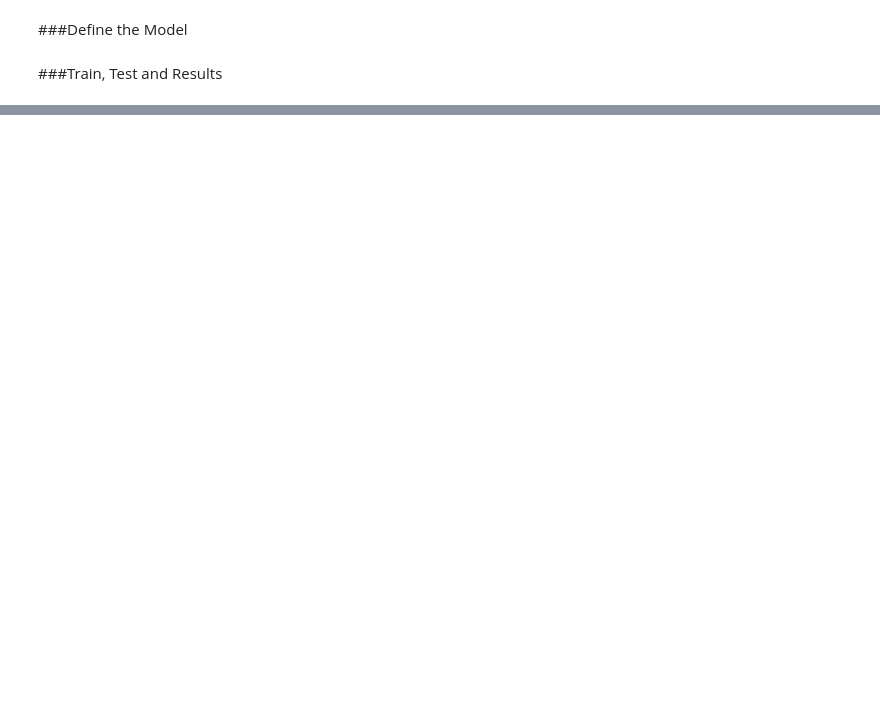
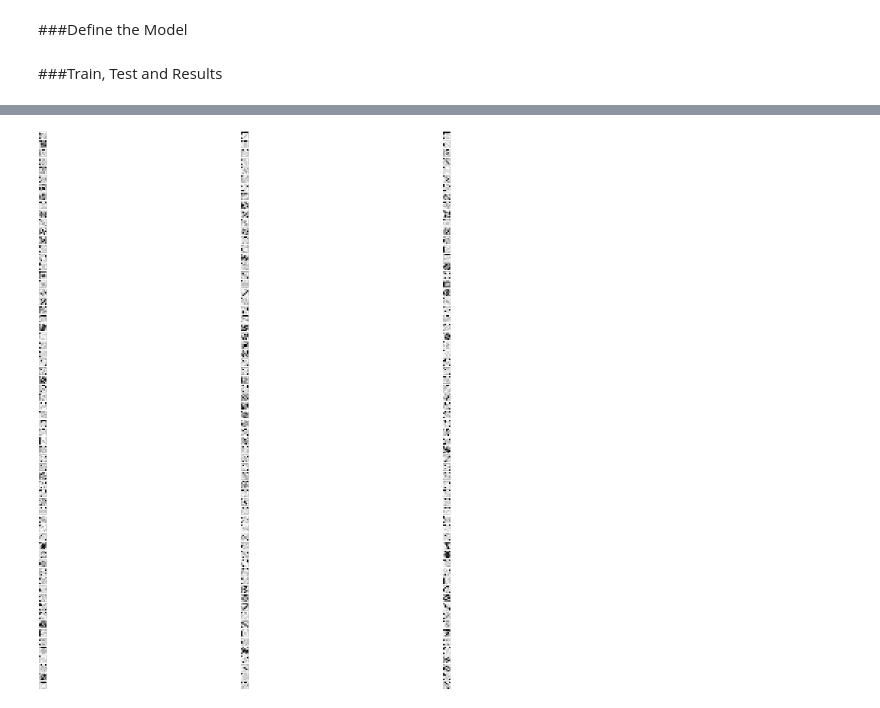
Before and after one commit to IanWangg/Brain-inspired-scale-invariant-CNN, a Jupyter notebook: Brain_Inspired_Scale_Invariant_CNNs.ipynb, the cells around one changed output, grey strips where cells are left out. Saved outputs shown, nothing was run; the diff lists cells and outputs as text; code cells hidden in the pictures; blank space fills up the shorter version.

Commit message:
psd of kernels trained with original data

```diff
--- a/Brain_Inspired_Scale_Invariant_CNNs.ipynb
+++ b/Brain_Inspired_Scale_Invariant_CNNs.ipynb
@@ -96,7 +98,7 @@ class _ConvNd(Module):
         self.reset_parameters()
 
     def reset_parameters(self):
-        init.normal_(self.weight)
+        init.kaiming_uniform_(self.weight, a=math.sqrt(5))
         if self.bias is not None:
             fan_in, _ = init._calculate_fan_in_and_fan_out(self.weight)
             bound = 1 / math.sqrt(fan_in)
@@ -350,7 +392,8 @@ net = Net(multiScale=True, cat=False)
 # %% [markdown]
 ###Train, Test and Results
 # %%
+train(net, lr=0.0005, num_epochs=5)
 train(net, lr=0.001, num_epochs=10)
-# train(net, lr=0.003, num_epochs=5)
-train(net, lr=0.0001, num_epochs=20)
+train(net, lr=0.0005, num_epochs=5)
+# train(net, lr=0.001, num_epochs=20)
 # %% [output]
@@ -381,0 +442,51 @@ tensor(4696, device='cuda:0') 10000
+# %%
+import matplotlib.pyplot as plt
+import numpy as np
+from scipy import fftpack
+import pylab as py
+from math import pi
+import scipy as sp
+from scipy import signal
+
+# def fourier(kernel):
+#     F1 = fftpack.fft2(kernel)
+#     F2 = fftpack.fftshift(F1)
+#     return F2
+
+# def showFourier(kernel):
+#     psd2D = np.log(np.abs(fourier(kernel))**2+1)
+#     (height,width) = psd2D.shape
+#     py.figure(figsize=(10,10*height/width),facecolor='white')
+#     py.clf()
+#     py.rc('text',usetex=True)
+#     py.xlabel(r'$\omega_1$',fontsize=24)
+#     py.ylabel(r'$\omega_2$',fontsize=24)
+#     py.xticks(fontsize=16)
+#     py.yticks(fontsize=16)
+#     py.imshow( psd2D, cmap='Greys_r',extent=[-pi,pi,-pi,pi],aspect='auto')
+#     py.show()
+
+
+def show_psd(weights):
+  index = 1
+  inchannel = weights.shape[1]
+  outchannel = weights.shape[0]
+  plt.figure(figsize=(100, 100))
+  for i in range(outchannel):
+    filter = weights[i, :, :, :]
+    for j in range(inchannel):
+      ax = plt.subplot(outchannel, inchannel, index)
+      ax.set_xticks([])
+      ax.set_yticks([])
+      spectra = np.fft.fft2(filter[j, :, :])
+      spectra = 20*np.log(np.abs(spectra)**2)
+      spectra = np.asarray(spectra, dtype=np.uint8)
+      # print(spectra)
+      plt.imshow(spectra, cmap='gray')
+      index += 1
+  plt.show()
+
+weights = Tensor.cpu(net.conv1.weight).data.numpy()
+show_psd(weights)
+# %% [output]
+[figure, added]
```
Also changed, not shown: parts of 26 cells of this notebook.
